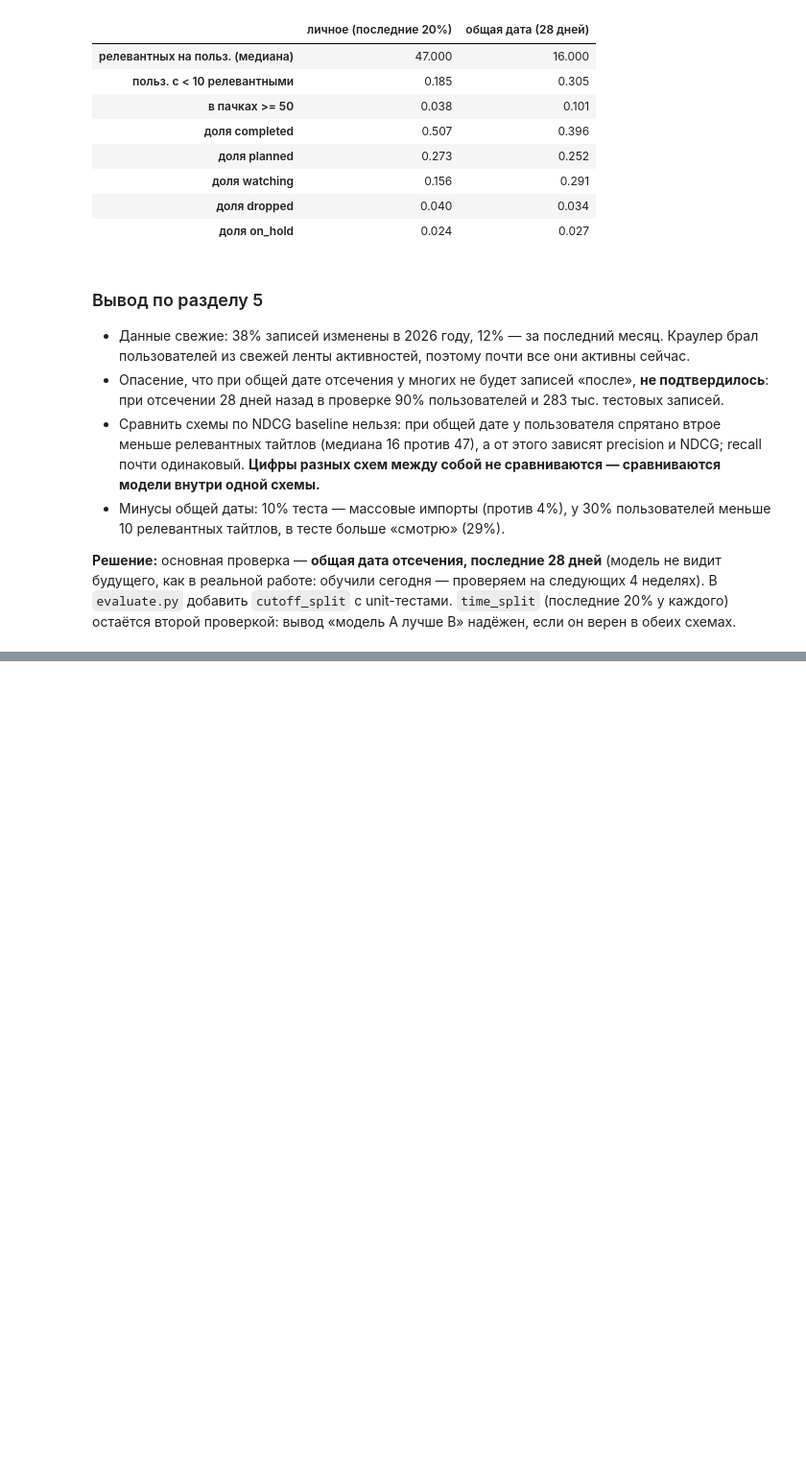
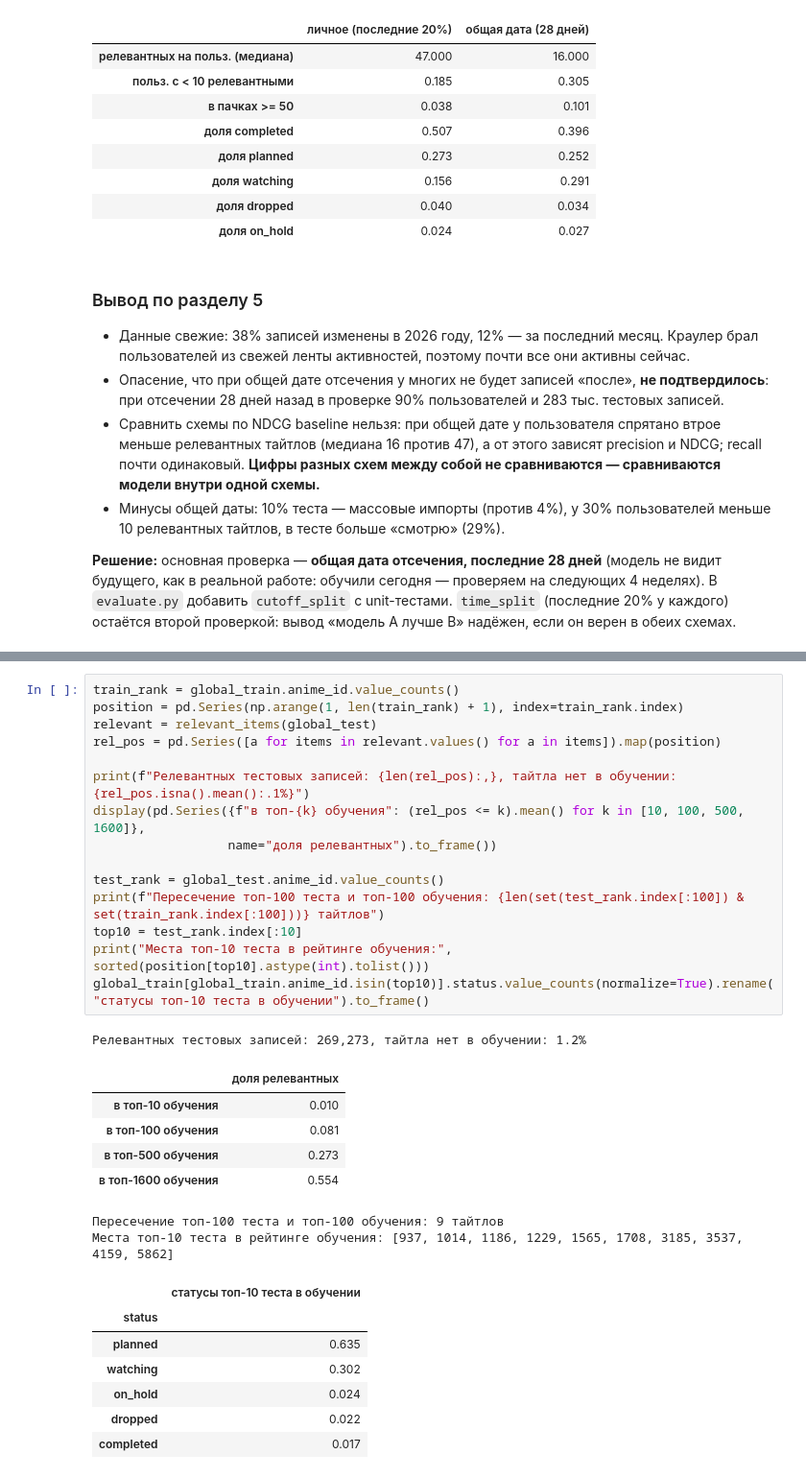
Before and after one commit to Drain-Doglazer/AniFolder, a Jupyter notebook: ml/notebooks/01_eda.ipynb, the cells around one changed output, grey strips where cells are left out. Shown at 96% size. Drawn from its saved outputs; the diff is of its cells as text; blank space fills up the shorter version.

```diff
--- a/ml/notebooks/01_eda.ipynb
+++ b/ml/notebooks/01_eda.ipynb
@@ -562,0 +613,31 @@ pd.DataFrame({"личное (последние 20%)": test_profile(test),
+# %%
+train_rank = global_train.anime_id.value_counts()
+position = pd.Series(np.arange(1, len(train_rank) + 1), index=train_rank.index)
+relevant = relevant_items(global_test)
+rel_pos = pd.Series([a for items in relevant.values() for a in items]).map(position)
+
+print(f"Релевантных тестовых записей: {len(rel_pos):,}, тайтла нет в обучении: {rel_pos.isna().mean():.1%}")
+display(pd.Series({f"в топ-{k} обучения": (rel_pos <= k).mean() for k in [10, 100, 500, 1600]},
+                  name="доля релевантных").to_frame())
+
+test_rank = global_test.anime_id.value_counts()
+print(f"Пересечение топ-100 теста и топ-100 обучения: {len(set(test_rank.index[:100]) & set(train_rank.index[:100]))} тайтлов")
+top10 = test_rank.index[:10]
+print("Места топ-10 теста в рейтинге обучения:", sorted(position[top10].astype(int).tolist()))
+global_train[global_train.anime_id.isin(top10)].status.value_counts(normalize=True).rename("статусы топ-10 теста в обучении").to_frame()
+# %% [output]
+Релевантных тестовых записей: 269,273, тайтла нет в обучении: 1.2%
+|  | доля релевантных |
+| в топ-10 обучения | 0.010 |
+| в топ-100 обучения | 0.081 |
+| в топ-500 обучения | 0.273 |
+| в топ-1600 обучения | 0.554 |
+Пересечение топ-100 теста и топ-100 обучения: 9 тайтлов
+Места топ-10 теста в рейтинге обучения: [937, 1014, 1186, 1229, 1565, 1708, 3185, 3537, 4159, 5862]
+|  | статусы топ-10 теста в обучении |
+| status |  |
+| planned | 0.635 |
+| watching | 0.302 |
+| on_hold | 0.024 |
+| dropped | 0.022 |
+| completed | 0.017 |
```
Also changed, not shown: parts of 6 cells of this notebook.
